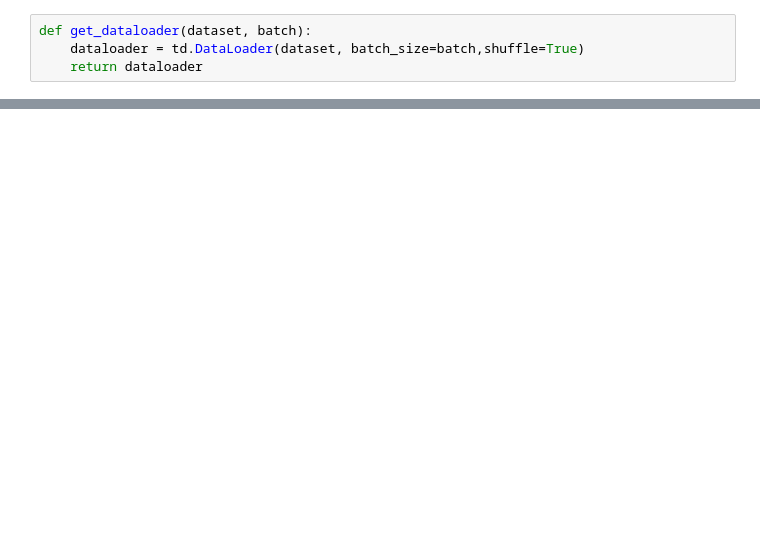
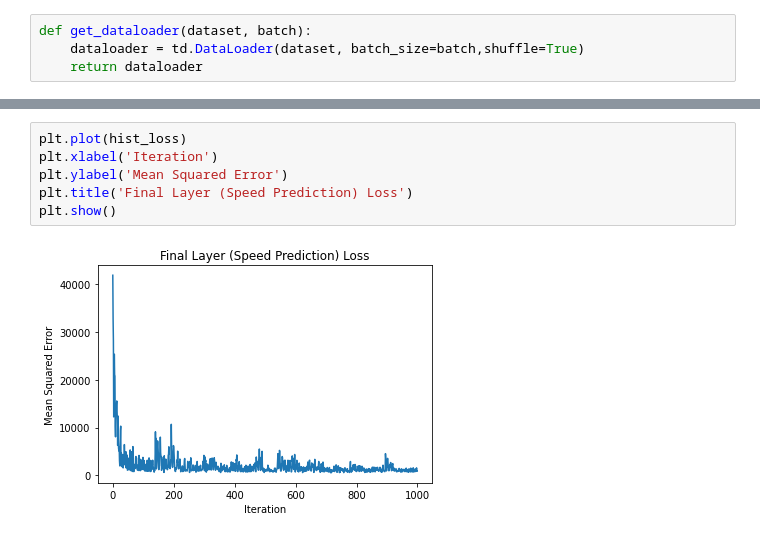
Before and after one commit to nishukothari/attribute-recognition, a Jupyter notebook: recognition.ipynb, the cells around one changed output, grey strips where cells are left out. Cells and saved outputs as stored; diff of their text form; blank space fills up the shorter version.

```diff
--- a/recognition.ipynb
+++ b/recognition.ipynb
@@ -175,0 +255,8 @@ KeyboardInterrupt:
+# %%
+plt.plot(hist_loss)
+plt.xlabel('Iteration')
+plt.ylabel('Mean Squared Error')
+plt.title('Final Layer (Speed Prediction) Loss')
+plt.show()
+# %% [output]
+[figure, added]
```
Also changed, not shown: parts of 17 cells of this notebook, 5 other files.
